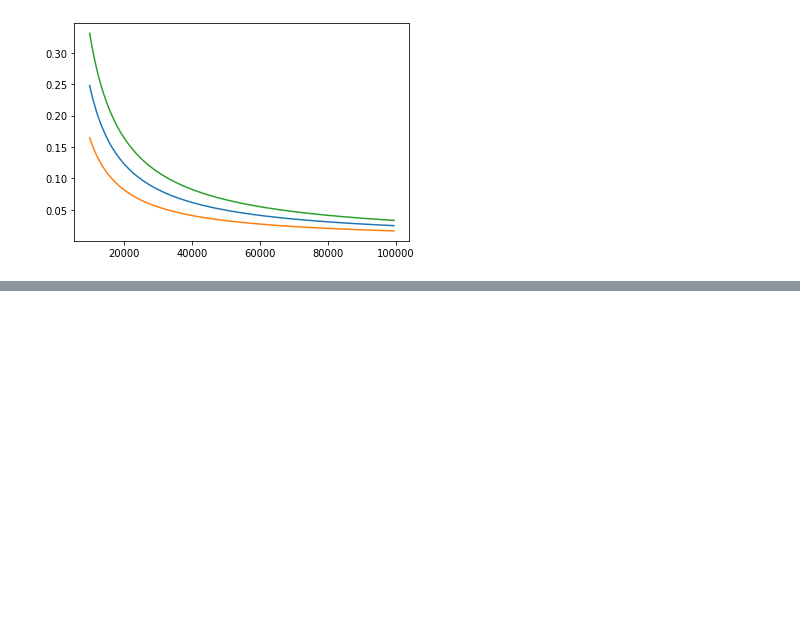
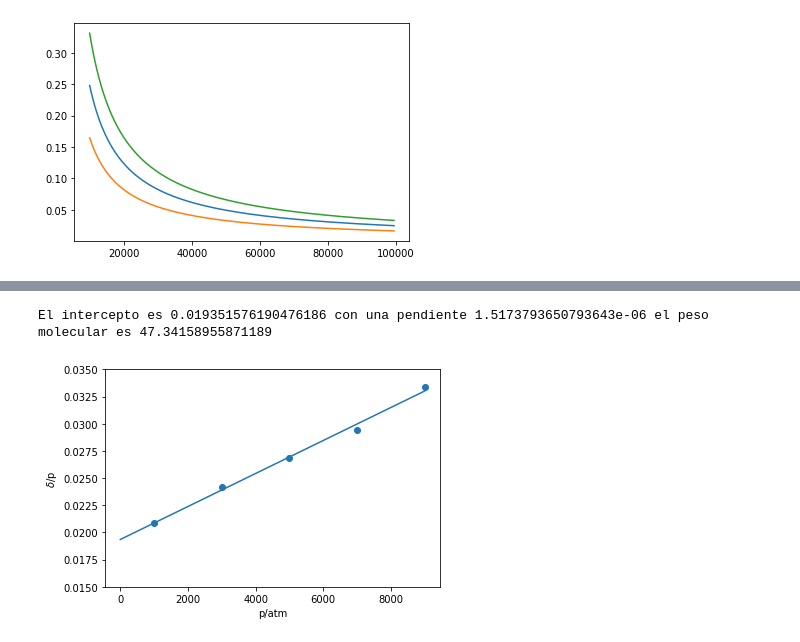
Before and after one commit to unixson/termodinamica, a Jupyter notebook: Libro-Fisicoquimica.ipynb, the cells around one changed output, grey strips where cells are left out. Drawn from its saved outputs; the diff is of its cells as text; code cells hidden in the pictures; blank space fills up the shorter version.

```diff
--- a/Libro-Fisicoquimica.ipynb
+++ b/Libro-Fisicoquimica.ipynb
@@ -207,0 +333,14 @@ plt.show()
+# %%
+#ahora predecimos los datos para un modelo
+x_line_range = np.arange(0, 1E4,1000)
+y_line_range = predict(x_line_range)
+#graficamos
+plt.scatter(x,y)
+plt.plot(x_line_range,y_line_range)
+plt.ylim(0.015,0.035)
+plt.ylabel('$\delta$/p')
+plt.xlabel('p/atm')
+print('El intercepto es',model[1], 'con una pendiente',model[0], 'el peso molecular es',model[1]*8.314*294.25)
+# %% [output]
+El intercepto es 0.019351576190476186 con una pendiente 1.5173793650793643e-06 el peso molecular es 47.34158955871189
+[figure, added]
```
Also changed, not shown: parts of 13 cells of this notebook.
